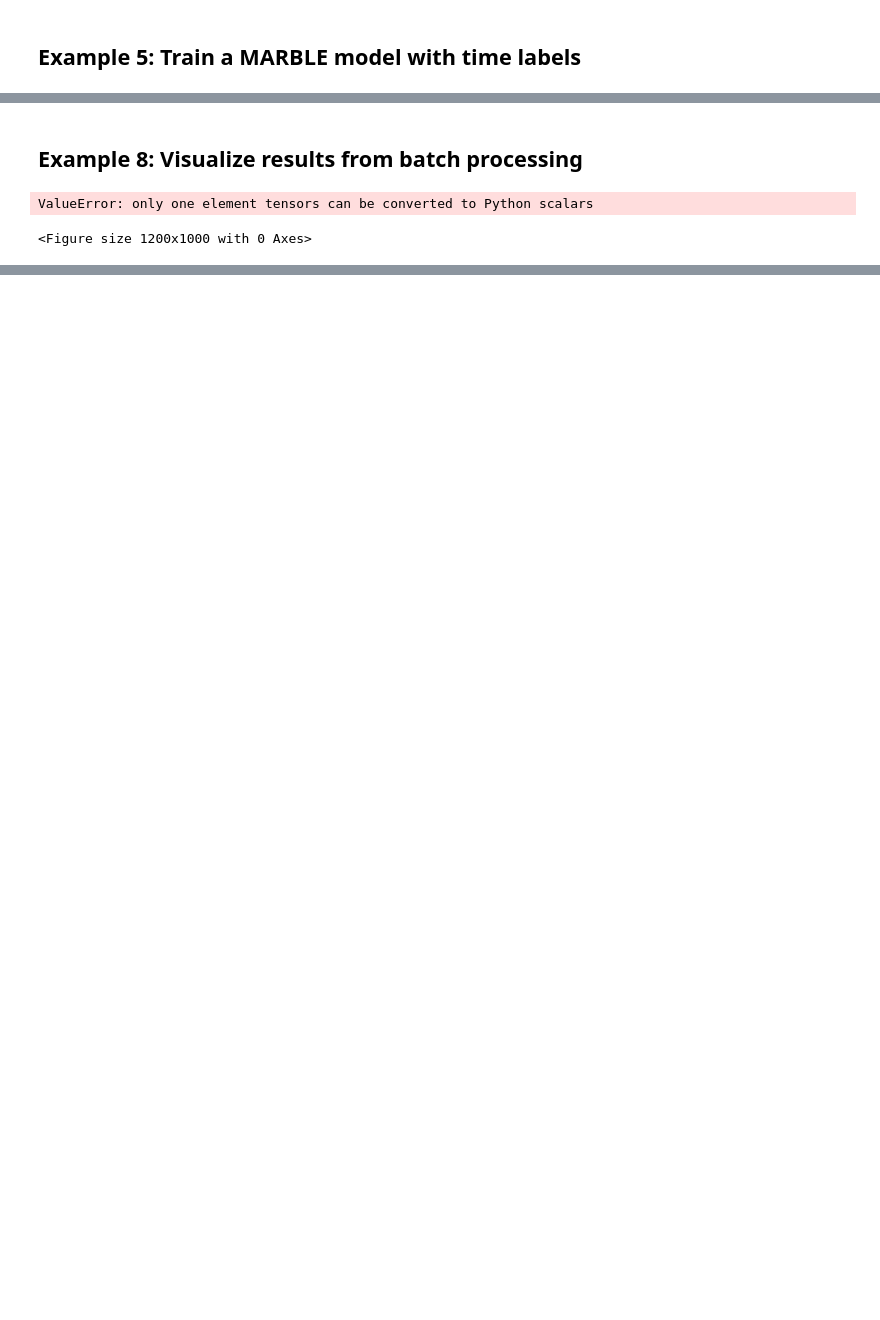
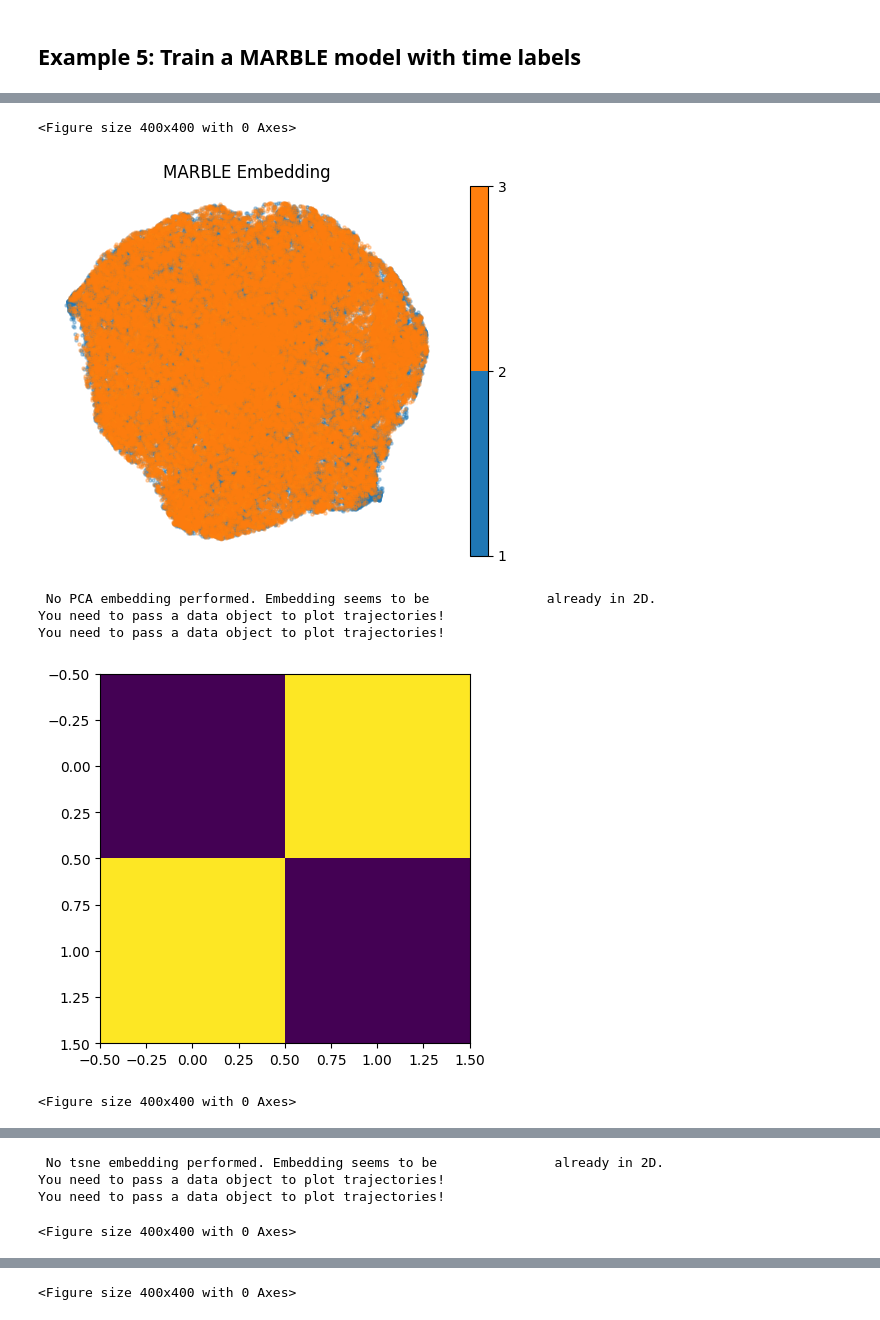
Before and after one commit to Jlei61/ans_MARBLE, a Jupyter notebook: example_training.ipynb, the cells around one changed output, grey strips where cells are left out. Drawn from its saved outputs; the diff is of its cells as text; code cells hidden in the pictures; blank space fills up the shorter version.

Commit message:
Real data band power MARBLE

```diff
--- a/example_training.ipynb
+++ b/example_training.ipynb
@@ -24,10 +25,10 @@ load_dataset = False  # Whether to load preprocessed dataset
 
 # Define parameters
 data_dir = "./preprocessed/bipolar"
-max_samples = 100000  # Use a smaller number for demonstration
-batch_size = 2  # Number of batches to create
+max_samples = 10000  # Use a smaller number for demonstration
+batch_size = 20  # Number of batches to create
 max_files = None  # Maximum number of files to read
-resample_freq = 450  # Resampling frequency in Hz
+resample_freq = 50  # Resampling frequency in Hz
 save_data = True  # Whether to save preprocessed data
 save_dir = "temp_Data"  # Directory to save preprocessed data
 label_type = "time"
@@ -252,31 +196,34 @@ Trained 1 model(s)
-# %% [markdown]
-## Example 8: Visualize results from batch processing
-# %%
-# Plot results for each batch
-for i, (model, transformed_data) in enumerate(zip(models, transformed_data_list)):
-    plt.figure(figsize=(12, 10))
-
-    # Create a scatter plot with time-based coloring
-    scatter = plt.scatter(
-        transformed_data[:, 0],
-        transformed_data[:, 1],
-        c=model.data.label.numpy(),
-        cmap='viridis',
-        alpha=0.5,
-        s=5
-    )
-
-    # Add colorbar to show time progression
-    cbar = plt.colorbar(scatter)
-    cbar.set_label('Time (seconds from reference)')
-
-    # Set title and labels
-    plt.title(f'MARBLE Embedding - Batch {i}')
-    plt.xlabel('Dimension 1')
-    plt.ylabel('Dimension 2')
-    plt.grid(True)
-    plt.tight_layout()
-    plt.show()
-# %% [output]
-ValueError: only one element tensors can be converted to Python scalars
-<Figure size 1200x1000 with 0 Axes>
+# %%
+from MARBLE import geometry
+
+# Visualize embeddings
+plt.figure(figsize=(4, 4))
+ax = plotting.embedding(transformed_data, transformed_data.y.numpy().astype(int))
+plt.title('MARBLE Embedding')
+plt.savefig('temp_Figures/eeg_marble_embedding.png', dpi=300, bbox_inches='tight')
+plt.show()
+
+plt.figure(figsize=(6.4, 4.8))
+im = plt.imshow(transformed_data.dist)
+
+# Plot different embeddings
+embed_types = ['PCA', 'tsne', 'umap', 'Isomap', 'MDS']
+
+for embed_typ in embed_types:
+    emb, _ = geometry.embed(transformed_data.dist, embed_typ=embed_typ)
+    plt.figure(figsize=(4, 4))
+    ax = plotting.embedding(emb, np.array([0,1]), s=30, alpha=1)
+    plt.title(f'{embed_typ} Embedding')
+    plt.savefig(f'temp_Figures/eeg_{embed_typ.lower()}_embedding.png', dpi=300, bbox_inches='tight')
+    plt.show()
+
+print("=" * 40)
+print("Results saved to temp_Figures/ directory.")
+# %% [output]
+<Figure size 400x400 with 0 Axes>
+[figure, added]
+ No PCA embedding performed. Embedding seems to be               already in 2D.
+You need to pass a data object to plot trajectories!
+You need to pass a data object to plot trajectories!
+[figure, added]
+<Figure size 400x400 with 0 Axes>
@@ -282,0 +231,4 @@ ValueError: only one element tensors can be converted to Python scalars
+ No tsne embedding performed. Embedding seems to be               already in 2D.
+You need to pass a data object to plot trajectories!
+You need to pass a data object to plot trajectories!
+<Figure size 400x400 with 0 Axes>
@@ -282,0 +239 @@ ValueError: only one element tensors can be converted to Python scalars
+<Figure size 400x400 with 0 Axes>
```
Also changed, not shown: parts of 9 cells of this notebook, 4 other files.
